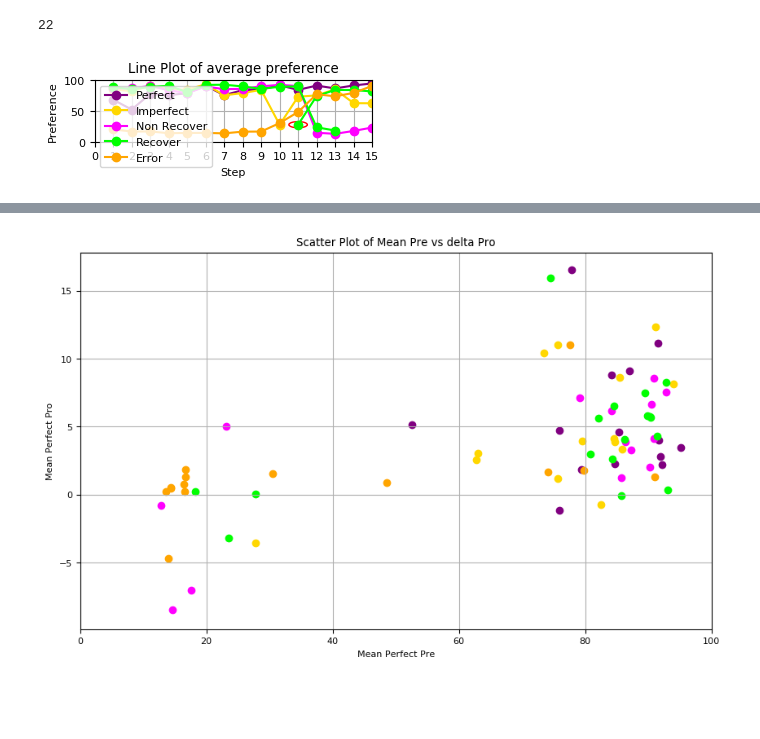
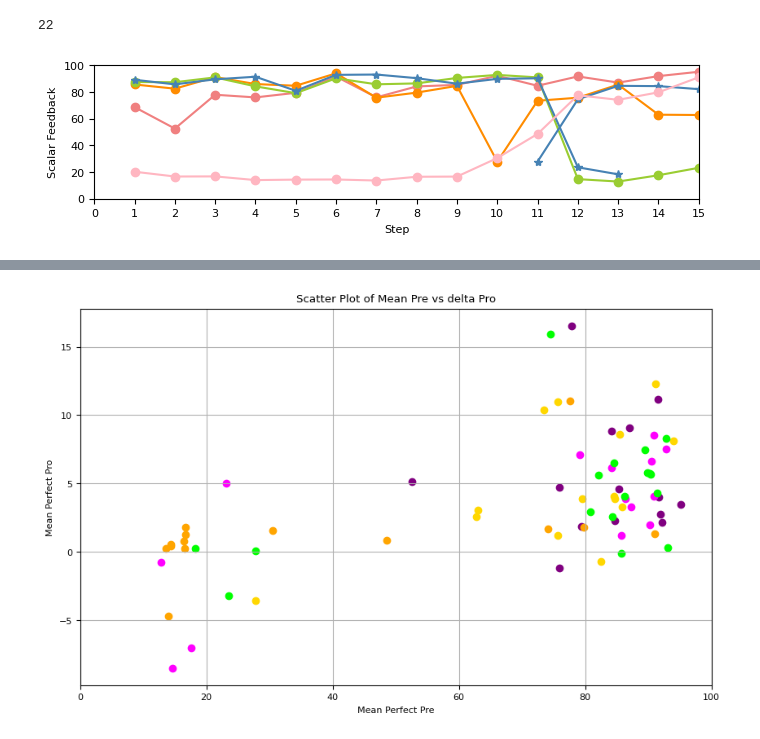
Before and after one commit to HangYu8123/Online_study_website, a Jupyter notebook: Phase_2/data/data_ana_phase2.ipynb, the cells around one changed output, grey strips where cells are left out. Cells and saved outputs as stored; diff of their text form; code cells hidden in the pictures; blank space fills up the shorter version.

```diff
--- a/Phase_2/data/data_ana_phase2.ipynb
+++ b/Phase_2/data/data_ana_phase2.ipynb
@@ -206,7 +214,7 @@ def shift_and_prepend_zero(data):
 plt.rcParams.update({'font.size': 8, 'axes.labelsize': 8, 'legend.fontsize': 8, 'xtick.labelsize': 8, 'ytick.labelsize': 8})
 
 # Width and height for a double-column figure in IEEE format
-fig_width = 7.16/2  # width in inches
+fig_width = 7.8  # width in inches
 fig_height = (fig_width / 36) * 8 # height in inches to maintain 9:6 ratio for each subplot
 
 # Create the line plot
@@ -221,49 +229,51 @@ mean_recover_pre, std_recover_pre = calc_mean_std(recover_pre)
 mean_error_pre, std_error_pre = calc_mean_std(error_pre)
 
 # Plotting without error bars, using fancy colors
-plt.plot(range(1, len(mean_perfect_pre)+1), mean_perfect_pre, label='Perfect', linestyle='-', marker='o', color='purple')
-plt.plot(range(1, len(mean_imperfect_pre)+1), mean_imperfect_pre, label='Imperfect', linestyle='-', marker='o', color='gold')
-plt.plot(range(1, len(mean_non_recover_pre)+1), mean_non_recover_pre, label='Non Recover', linestyle='-', marker='o', color='magenta')
+plt.plot(range(1, len(mean_perfect_pre)+1), mean_perfect_pre, label='Perfect', linestyle='-', marker='o', color='lightcoral')
+plt.plot(range(1, len(mean_imperfect_pre)+1), mean_imperfect_pre, label='Imperfect', linestyle='-', marker='o', color='darkorange')
+plt.plot(range(1, len(mean_non_recover_pre)+1), mean_non_recover_pre, label='Unaware', linestyle='-', marker='o', color='yellowgreen')
 
 # Split the data at index 11 for recover_pro
 x_values1 = list(range(1, 14))  # shifted by 1 to the right
 y_values1 = mean_recover_pre[:13]
 
 x_values2 = list(range(11, 11 + len(mean_recover_pre[13:])))  # shifted by 1 to the right
 y_values2 = mean_recover_pre[13:]
 
-plt.plot(x_values1, y_values1, linestyle='-', marker='o', color='lime')
-plt.plot(x_values2, y_values2, linestyle='-', marker='o', color='lime', label='Recover')
+plt.plot(x_values1, y_values1, linestyle='-', marker= '*', color='steelblue', label='Corrected')
+plt.plot(x_values2, y_values2, linestyle='-', marker= '*', color='steelblue')
 
-plt.plot(range(1, len(mean_error_pre)+1), mean_error_pre, label='Error', linestyle='-', marker='o', color='orange')
+plt.plot(range(1, len(mean_error_pre)+1), mean_error_pre, label='Failure', linestyle='-', marker='o', color='lightpink')
 
 
 # Assuming the overlap point is the start of x_values2 and the end of x_values1:
 overlap_x = x_values2[0]
 overlap_y = y_values2[0]
 
-# Draw a vertically elongated ellipse around the overlap point
-ellipse_width = 1  # Horizontal diameter (adjust as needed)
-ellipse_height = 10  # Vertical diameter (adjust as needed)
-ellipse = patches.Ellipse((overlap_x, overlap_y), ellipse_width, ellipse_height, color='red', fill=False)
-plt.gca().add_patch(ellipse)
+# # Draw a vertically elongated ellipse around the overlap point
+# ellipse_width = 1  # Horizontal diameter (adjust as needed)
+# ellipse_height = 10  # Vertical diameter (adjust as needed)
+# ellipse = patches.Ellipse((overlap_x, overlap_y), ellipse_width, ellipse_height, color='red', fill=False)
+# plt.gca().add_patch(ellipse)
 
 # Add labels and title
 plt.xlabel('Step')
-plt.ylabel('Preference')
-plt.title('Line Plot of average preference')
+plt.ylabel('Scalar Feedback')
+# plt.title('Line Plot of average preference')
 plt.ylim(0, 100)
 # Set the x-axis limits and ticks
 plt.xlim(0, 15)
 plt.xticks(range(0, 16))
 
-plt.legend()
+# plt.legend(loc = [0,1.1], ncol=5)
+# plt.legend(loc = [0,1.1], ncol=5)
+
 
 # Show the grid
-plt.grid(True)
 
+plt.savefig('preference.png', dpi=1000, bbox_inches='tight')
 # Show the plot
 plt.show()
 # %% [output]
 22
-[figure, old version]
+[figure, new version]
```
Also changed, not shown: parts of 11 cells of this notebook, 2 other files.
